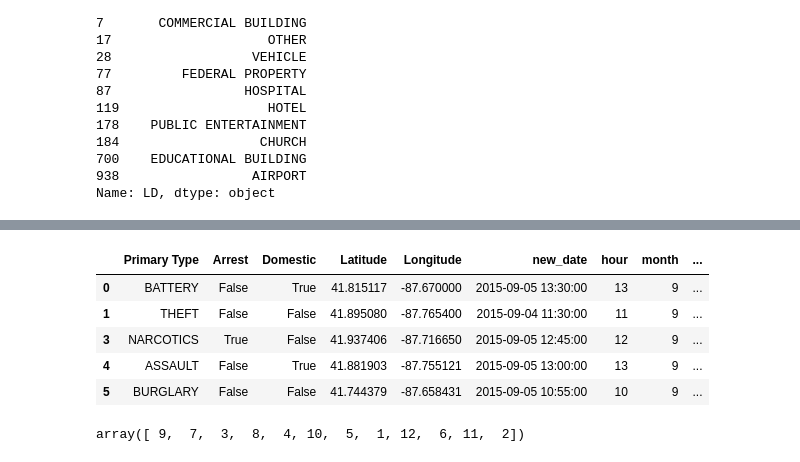
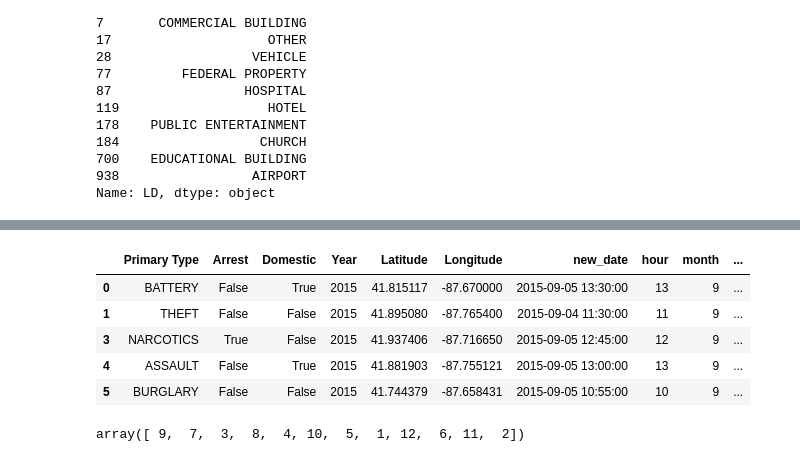
Before and after one commit to Karla-Flores/Arrests-Predictor, a Jupyter notebook: ETL/Chicago_Crime_raw_data.ipynb, the cells around one changed output, grey strips where cells are left out. Cells and saved outputs as stored; diff of their text form; code cells hidden in the pictures.

```diff
--- a/ETL/Chicago_Crime_raw_data.ipynb
+++ b/ETL/Chicago_Crime_raw_data.ipynb
@@ -475,15 +475,15 @@ table.head()
 | 5 | 09/05/2015 10:55:00 AM | BURGLARY | False | False | 2015 | 41.744379 | -87.658431 | 2015-09-05 10:55:00 | 10 | 9 | ... |
 # %%
 # Dropping 'Location Description' column
-table_ = table.drop(['Date', 'Year'], axis = 1)
+table_ = table.drop(['Date'], axis = 1)
 table_.head()
 # %% [output]
-|  | Primary Type | Arrest | Domestic | Latitude | Longitude | new_date | hour | month | ... |
-| 0 | BATTERY | False | True | 41.815117 | -87.670000 | 2015-09-05 13:30:00 | 13 | 9 | ... |
-| 1 | THEFT | False | False | 41.895080 | -87.765400 | 2015-09-04 11:30:00 | 11 | 9 | ... |
-| 3 | NARCOTICS | True | False | 41.937406 | -87.716650 | 2015-09-05 12:45:00 | 12 | 9 | ... |
-| 4 | ASSAULT | False | True | 41.881903 | -87.755121 | 2015-09-05 13:00:00 | 13 | 9 | ... |
-| 5 | BURGLARY | False | False | 41.744379 | -87.658431 | 2015-09-05 10:55:00 | 10 | 9 | ... |
+|  | Primary Type | Arrest | Domestic | Year | Latitude | Longitude | new_date | hour | month | ... |
+| 0 | BATTERY | False | True | 2015 | 41.815117 | -87.670000 | 2015-09-05 13:30:00 | 13 | 9 | ... |
+| 1 | THEFT | False | False | 2015 | 41.895080 | -87.765400 | 2015-09-04 11:30:00 | 11 | 9 | ... |
+| 3 | NARCOTICS | True | False | 2015 | 41.937406 | -87.716650 | 2015-09-05 12:45:00 | 12 | 9 | ... |
+| 4 | ASSAULT | False | True | 2015 | 41.881903 | -87.755121 | 2015-09-05 13:00:00 | 13 | 9 | ... |
+| 5 | BURGLARY | False | False | 2015 | 41.744379 | -87.658431 | 2015-09-05 10:55:00 | 10 | 9 | ... |
 # %%
 # Checking month
 table_.month.unique()
```
Also changed, not shown: parts of 4 cells of this notebook, 6 other files.
